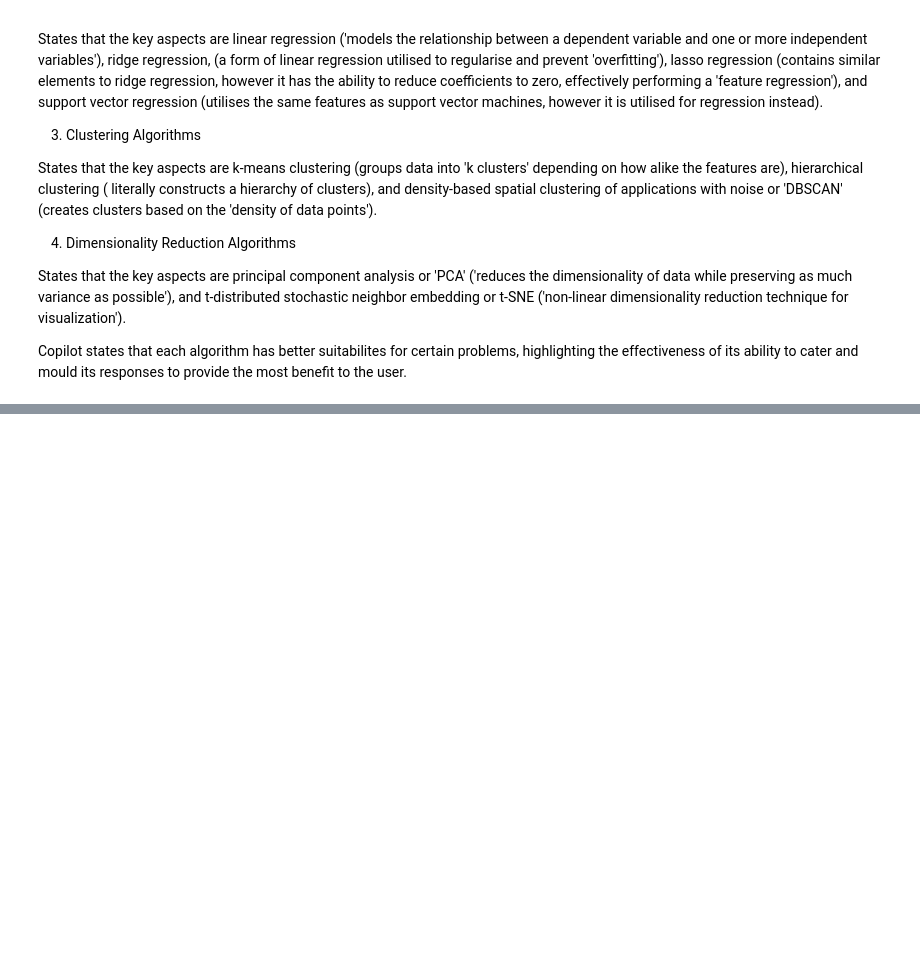
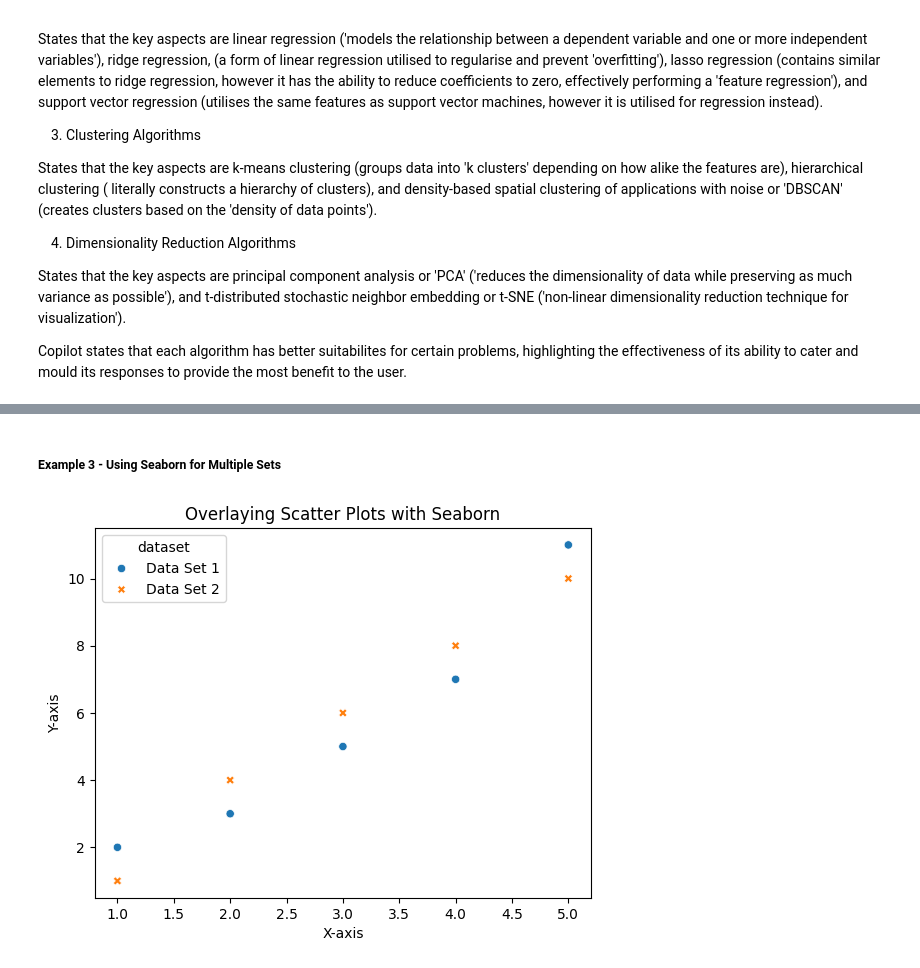
Before and after one commit to lannah2/ai-for-the-arts, a Jupyter notebook: coding_exercises.ipynb, the cells around one changed output, grey strips where cells are left out. Saved outputs shown, nothing was run; the diff lists cells and outputs as text; code cells hidden in the pictures; blank space fills up the shorter version.

```diff
--- a/coding_exercises.ipynb
+++ b/coding_exercises.ipynb
@@ -586,0 +767,30 @@ Copilot states that each algorithm has better suitabilites for certain problems,
+# %% [markdown]
+##### Example 3 - Using Seaborn for Multiple Sets
+# %%
+
+import seaborn as sns
+import pandas as pd
+import matplotlib.pyplot as plt
+
+# Sample data
+data = {
+    'x': [1, 2, 3, 4, 5, 1, 2, 3, 4, 5],
+    'y': [2, 3, 5, 7, 11, 1, 4, 6, 8, 10],
+    'dataset': ['Data Set 1']*5 + ['Data Set 2']*5
+}
+
+# Convert to DataFrame
+df = pd.DataFrame(data)
+
+# Plotting the data
+sns.scatterplot(data=df, x='x', y='y', hue='dataset', style='dataset')
+
+# Adding labels and title
+plt.xlabel('X-axis')
+plt.ylabel('Y-axis')
+plt.title('Overlaying Scatter Plots with Seaborn')
+
+# Display the plot
+plt.show()
+# %% [output]
+[figure, added]
```
Also changed, not shown: parts of 10 cells of this notebook.
